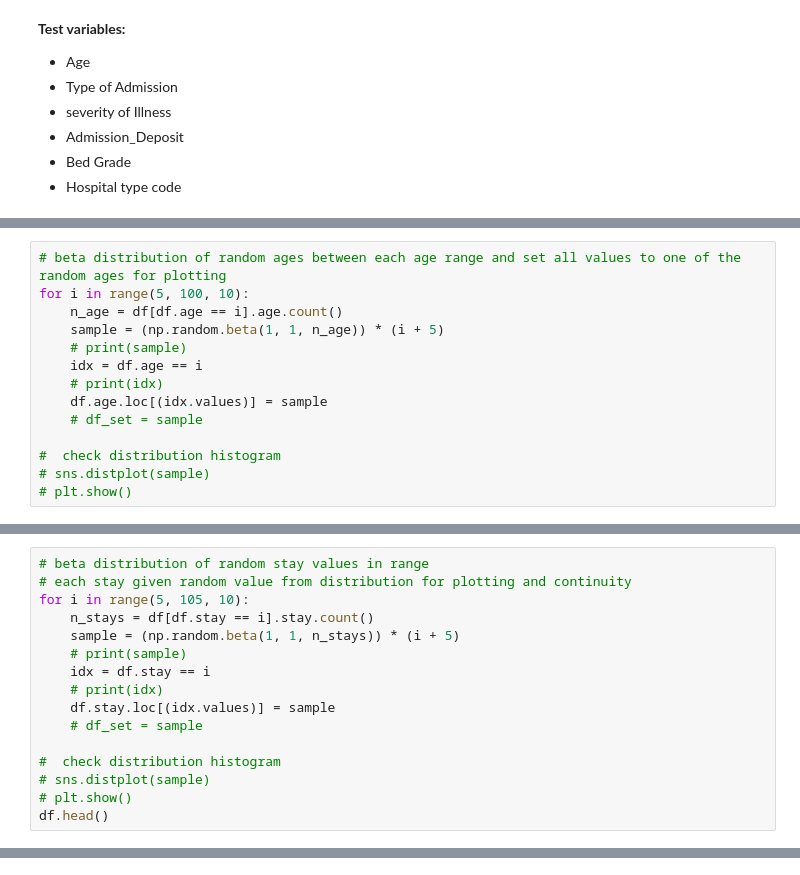
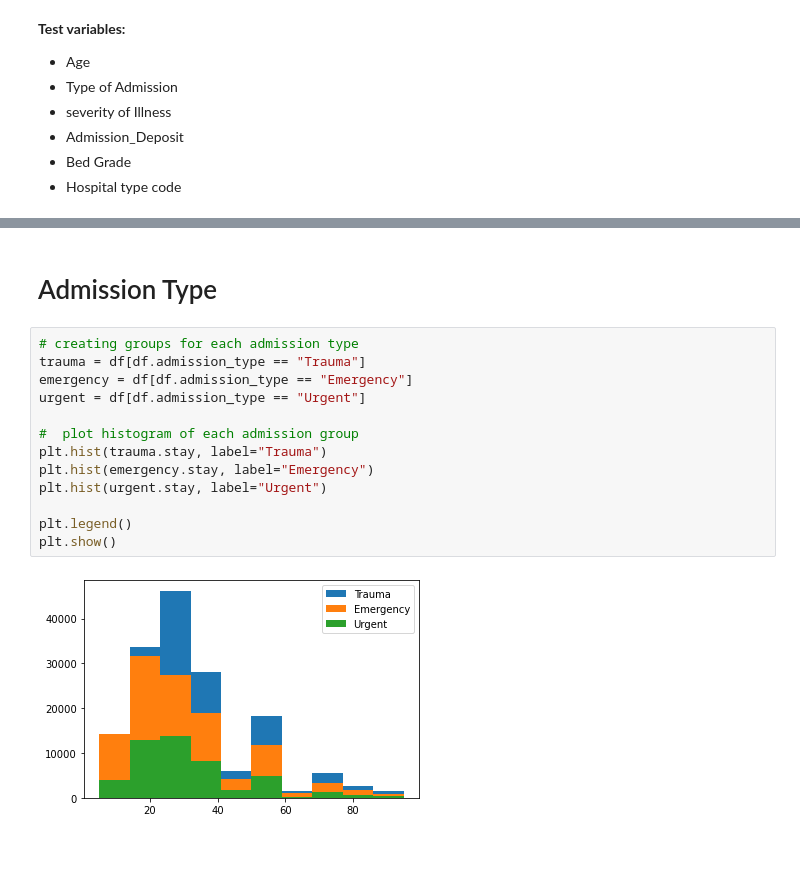
Before and after one commit to taylor-m/class_notebooks, a Jupyter notebook: capstone_1/hospital_length_of_stay/data_exploration.ipynb, the cells around one changed output, grey strips where cells are left out. Drawn from its saved outputs; the diff is of its cells as text.

```diff
--- a/capstone_1/hospital_length_of_stay/data_exploration.ipynb
+++ b/capstone_1/hospital_length_of_stay/data_exploration.ipynb
@@ -217,14 +338,0 @@ memory usage: 439.7+ KB
-# %%
-# beta distribution of random ages between each age range and set all values to one of the random ages for plotting
-for i in range(5, 100, 10):
-    n_age = df[df.age == i].age.count()
-    sample = (np.random.beta(1, 1, n_age)) * (i + 5)
-    # print(sample)
-    idx = df.age == i
-    # print(idx)
-    df.age.loc[(idx.values)] = sample
-    # df_set = sample
-
-#  check distribution histogram
-# sns.distplot(sample)
-# plt.show()
@@ -249,16 +338,0 @@ df.head(500)
-# %%
-# beta distribution of random stay values in range
-# each stay given random value from distribution for plotting and continuity
-for i in range(5, 105, 10):
-    n_stays = df[df.stay == i].stay.count()
-    sample = (np.random.beta(1, 1, n_stays)) * (i + 5)
-    # print(sample)
-    idx = df.stay == i
-    # print(idx)
-    df.stay.loc[(idx.values)] = sample
-    # df_set = sample
-
-#  check distribution histogram
-# sns.distplot(sample)
-# plt.show()
-df.head()
@@ -805,0 +339,17 @@ plt.show()
+# %% [markdown]
+# Admission Type
+# %%
+# creating groups for each admission type
+trauma = df[df.admission_type == "Trauma"]
+emergency = df[df.admission_type == "Emergency"]
+urgent = df[df.admission_type == "Urgent"]
+
+#  plot histogram of each admission group
+plt.hist(trauma.stay, label="Trauma")
+plt.hist(emergency.stay, label="Emergency")
+plt.hist(urgent.stay, label="Urgent")
+
+plt.legend()
+plt.show()
+# %% [output]
+[figure, added]
```
Also changed, not shown: parts of 176 cells of this notebook, 1 other file.
